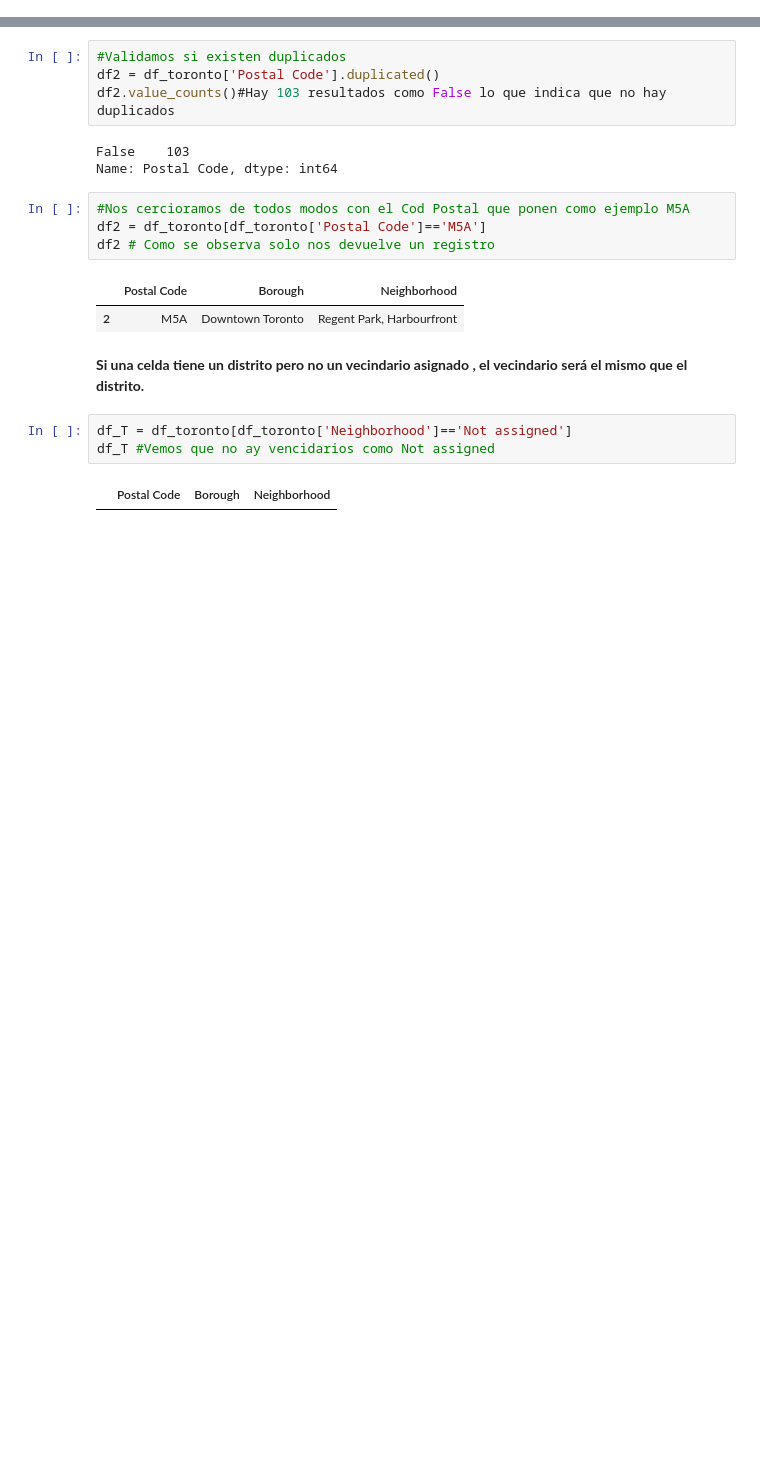
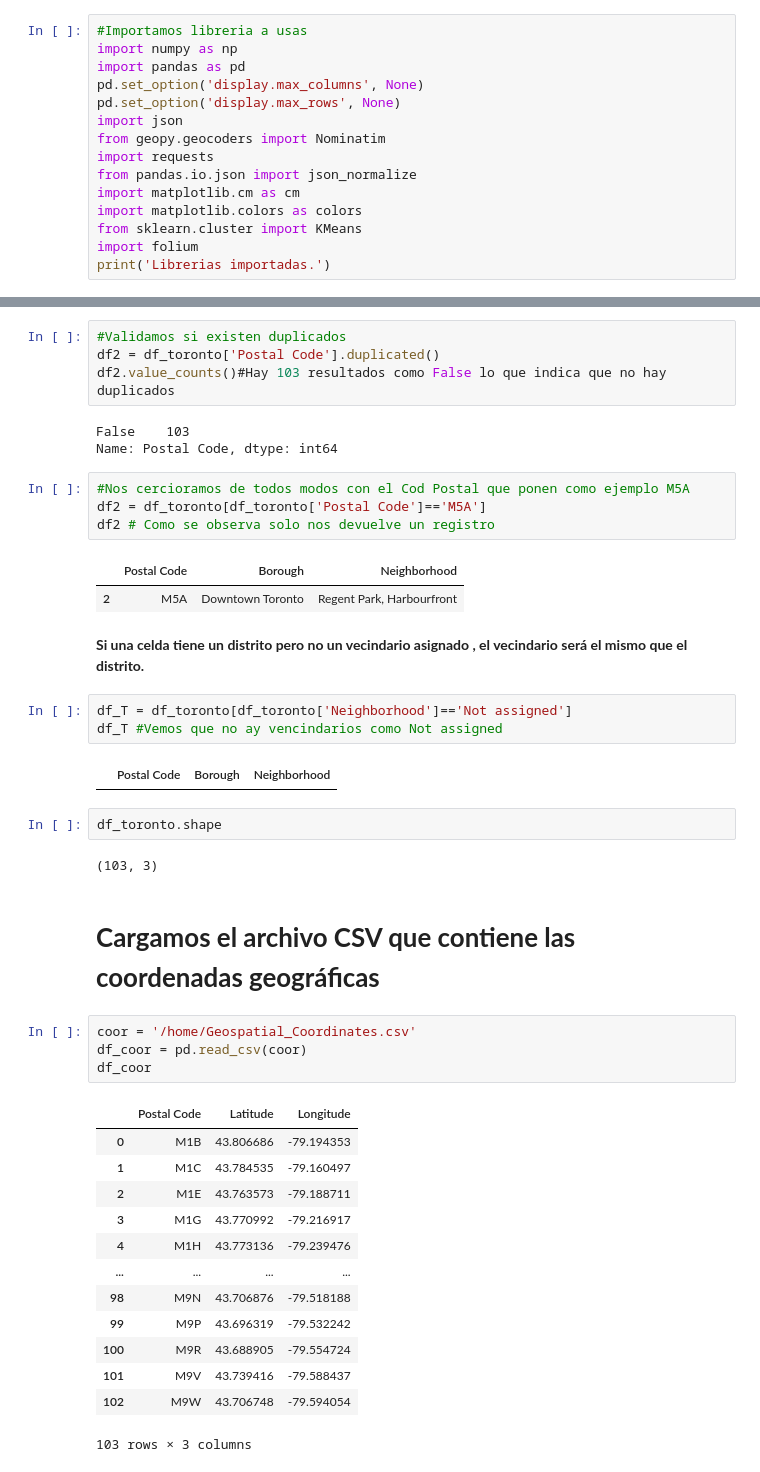
Before and after one commit to walter1358/Coursera_Capstone, a Jupyter notebook: Clustering_Neighborhoods_in_Toronto.ipynb, the cells around one changed output, grey strips where cells are left out. Saved outputs shown, nothing was run; the diff lists cells and outputs as text; blank space fills up the shorter version.

```diff
--- a/Clustering_Neighborhoods_in_Toronto.ipynb
+++ b/Clustering_Neighborhoods_in_Toronto.ipynb
@@ -6,0 +3,15 @@ import numpy as np
+# %%
+#Importamos libreria a usas
+import numpy as np
+import pandas as pd
+pd.set_option('display.max_columns', None)
+pd.set_option('display.max_rows', None)
+import json
+from geopy.geocoders import Nominatim
+import requests
+from pandas.io.json import json_normalize
+import matplotlib.cm as cm
+import matplotlib.colors as colors
+from sklearn.cluster import KMeans
+import folium
+print('Librerias importadas.')
@@ -48,6 +61,30 @@ df2 # Como se observa solo nos devuelve un registro
 **Si una celda tiene un distrito pero no un vecindario asignado , el vecindario será el mismo que el distrito.**
 # %%
 df_T = df_toronto[df_toronto['Neighborhood']=='Not assigned']
-df_T #Vemos que no ay vencidarios como Not assigned
+df_T #Vemos que no ay vencindarios como Not assigned
 # %% [output]
 |  | Postal Code | Borough | Neighborhood |
+# %%
+df_toronto.shape
+# %% [output]
+(103, 3)
+# %% [markdown]
+# **Cargamos el archivo CSV que contiene las coordenadas geográficas**
+# %%
+coor = '/home/Geospatial_Coordinates.csv'
+df_coor = pd.read_csv(coor)
+df_coor
+# %% [output]
+|  | Postal Code | Latitude | Longitude |
+| 0 | M1B | 43.806686 | -79.194353 |
+| 1 | M1C | 43.784535 | -79.160497 |
+| 2 | M1E | 43.763573 | -79.188711 |
+| 3 | M1G | 43.770992 | -79.216917 |
+| 4 | M1H | 43.773136 | -79.239476 |
+| ... | ... | ... | ... |
+| 98 | M9N | 43.706876 | -79.518188 |
+| 99 | M9P | 43.696319 | -79.532242 |
+| 100 | M9R | 43.688905 | -79.554724 |
+| 101 | M9V | 43.739416 | -79.588437 |
+| 102 | M9W | 43.706748 | -79.594054 |
+103 rows × 3 columns
```
Also changed, not shown: parts of 18 cells of this notebook.
